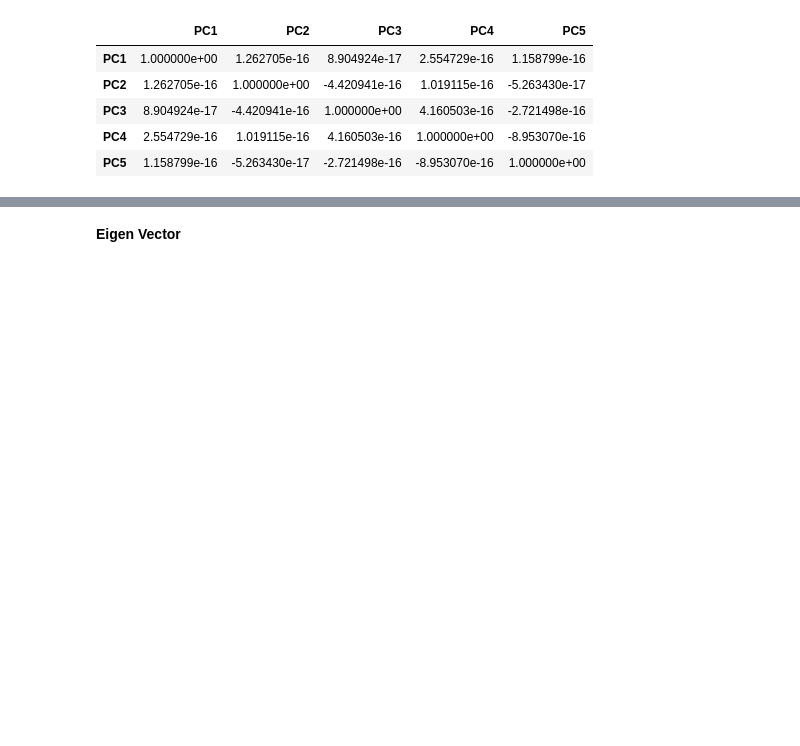
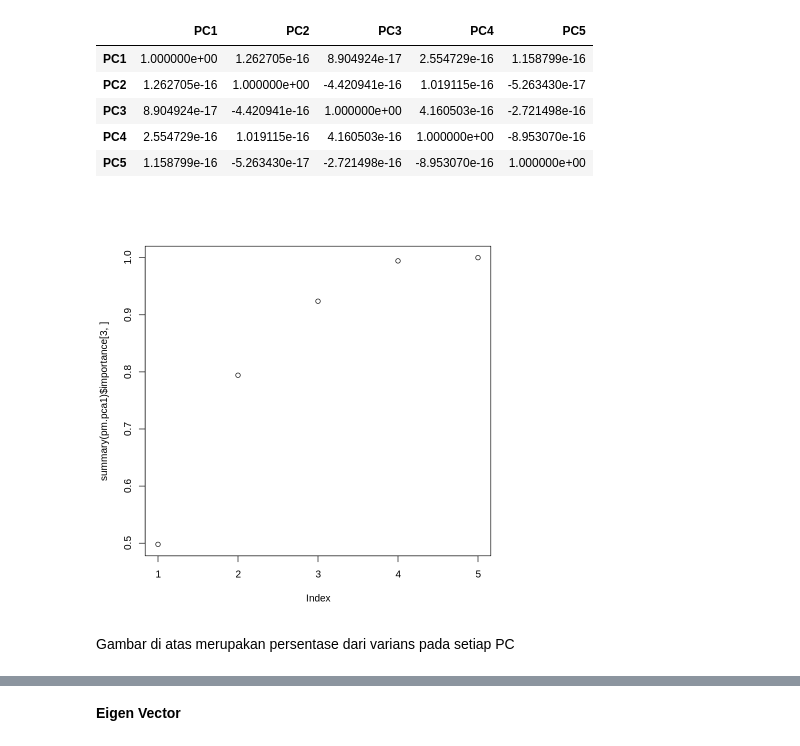
Before and after one commit to JuzmaFR/Analisis-Regresi-Catatan-Kuliah, a Jupyter notebook: Analisis Regresi.ipynb, the cells around one changed output, grey strips where cells are left out. Drawn from its saved outputs; the diff is of its cells as text; code cells hidden in the pictures; blank space fills up the shorter version.

```diff
--- a/Analisis Regresi.ipynb
+++ b/Analisis Regresi.ipynb
@@ -406,3 +426,9 @@ A matrix: 5 × 5 of type dbl
 | PC3 | 8.904924e-17 | -4.420941e-16 | 1.000000e+00 | 4.160503e-16 | -2.721498e-16 |
 | PC4 | 2.554729e-16 | 1.019115e-16 | 4.160503e-16 | 1.000000e+00 | -8.953070e-16 |
 | PC5 | 1.158799e-16 | -5.263430e-17 | -2.721498e-16 | -8.953070e-16 | 1.000000e+00 |
+# %%
+plot(summary(pm.pca1)$importance[3,])
+# %% [output]
+[figure, added]
+# %% [markdown]
+Gambar di atas merupakan persentase dari varians pada setiap PC
```
Also changed, not shown: parts of 15 cells of this notebook.
